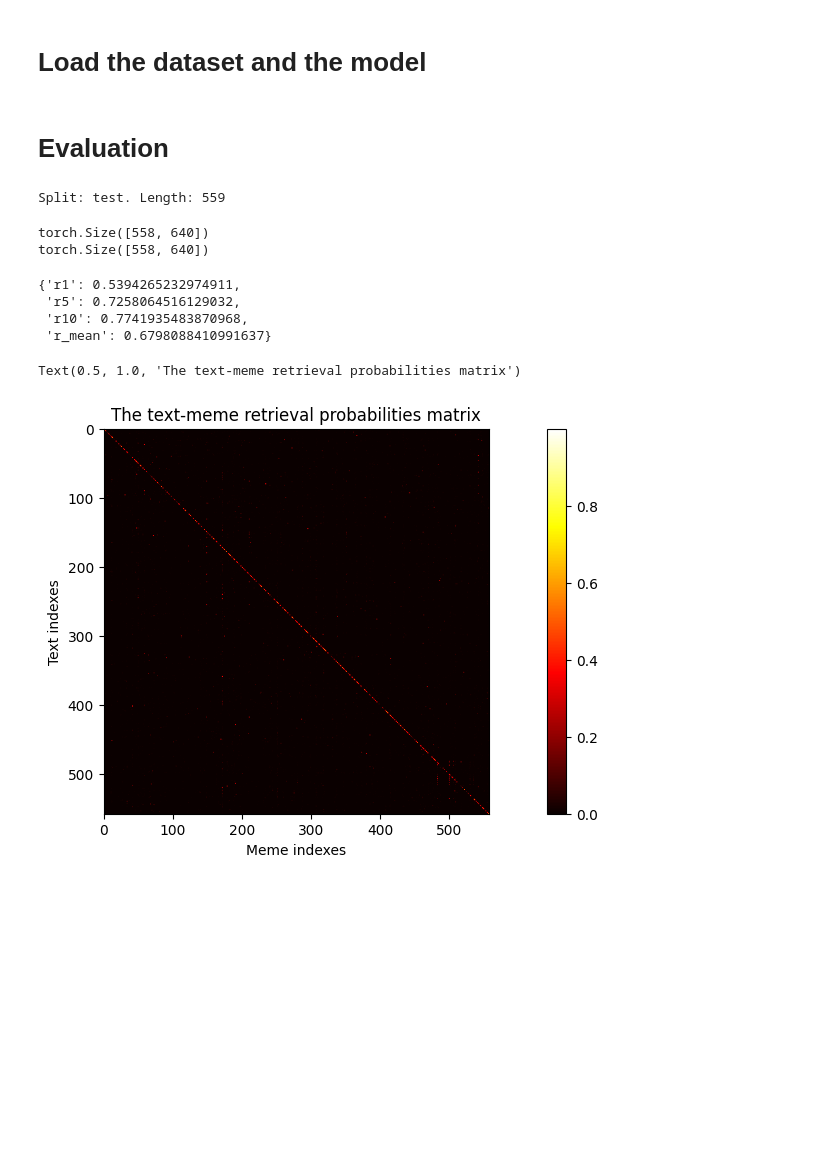
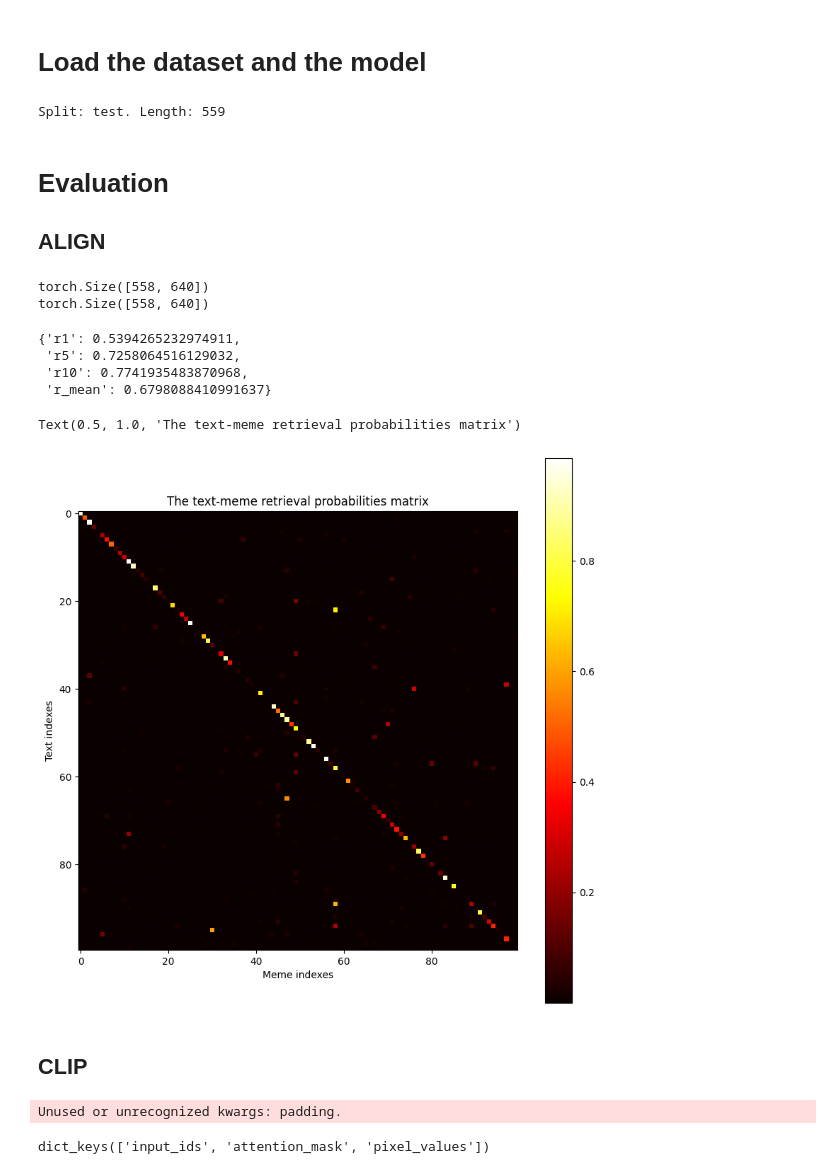
Before and after one commit to Seefreem/meme_text_retrieval, a Jupyter notebook: evaluation.ipynb, the cells around one changed output. Drawn from its saved outputs; the diff is of its cells as text; code cells hidden in the pictures; blank space fills up the shorter version.

Commit message:
feat: evaluation of the model CLIP

```diff
--- a/evaluation.ipynb
+++ b/evaluation.ipynb
@@ -20,12 +20,12 @@ meme_loader = get_meme_text_dataloader('memecap', (-1, -1))
 # print('meme shape:', np.array(meme_loader.dataset['test']['image'][0]).shape)
 # visualize_meme(meme_loader.dataset['test']['image'][0], meme_loader.dataset['test']['caption'][0])
 # # TODO (maybe?): Verify if the loading process works well, and if every meme gets resized and cropped correctly.
-align_model = align_base()
+
+# load memes and texts
+meme_loader.load_datasets(splits=['test']) # test or trainval
+# %% [output]
+Split: test. Length: 559
 # %% [markdown]
 # Evaluation
+## ALIGN
-# %%
-# load memes and texts
-meme_loader.load_datasets(splits=['test']) # test or trainval
-# %% [output]
-Split: test. Length: 559
 # %%
@@ -48,14 +50,16 @@ torch.Size([558, 640])
  'r10': 0.7741935483870968,
  'r_mean': 0.6798088410991637}
 # %%
-result = pd.DataFrame(text2image_si.softmax(dim=1))
-plt.figure(figsize=(15, 5))
+result = text2image_si.softmax(dim=1)[:100, :100]
+plt.figure(figsize=(10, 10))
 # Plot the tensor as a heatmap
 plt.imshow(result, cmap='hot')
 plt.colorbar()  # Adds a colorbar to show the scale
 plt.ylabel('Text indexes')
 plt.xlabel('Meme indexes')
 plt.title('The text-meme retrieval probabilities matrix')
 # %% [output]
 Text(0.5, 1.0, 'The text-meme retrieval probabilities matrix')
-[figure, old version]
+[figure, new version]
+# %% [markdown]
+## CLIP
@@ -61,0 +69,13 @@ Text(0.5, 1.0, 'The text-meme retrieval probabilities matrix')
+# %%
+# Preprocessing: resize and crop
+test_dataset = meme_loader.dataset['test']
+inputs = clip_model.processor(text=test_dataset['caption'],
+                               images=test_dataset['image'],
+                               return_tensors="pt",
+                               padding=True)
+# %% [output]
+Unused or unrecognized kwargs: padding.
+# %%
+inputs.keys()
+# %% [output]
+dict_keys(['input_ids', 'attention_mask', 'pixel_values'])
```
Also changed, not shown: parts of 5 cells of this notebook, 5 other files.
